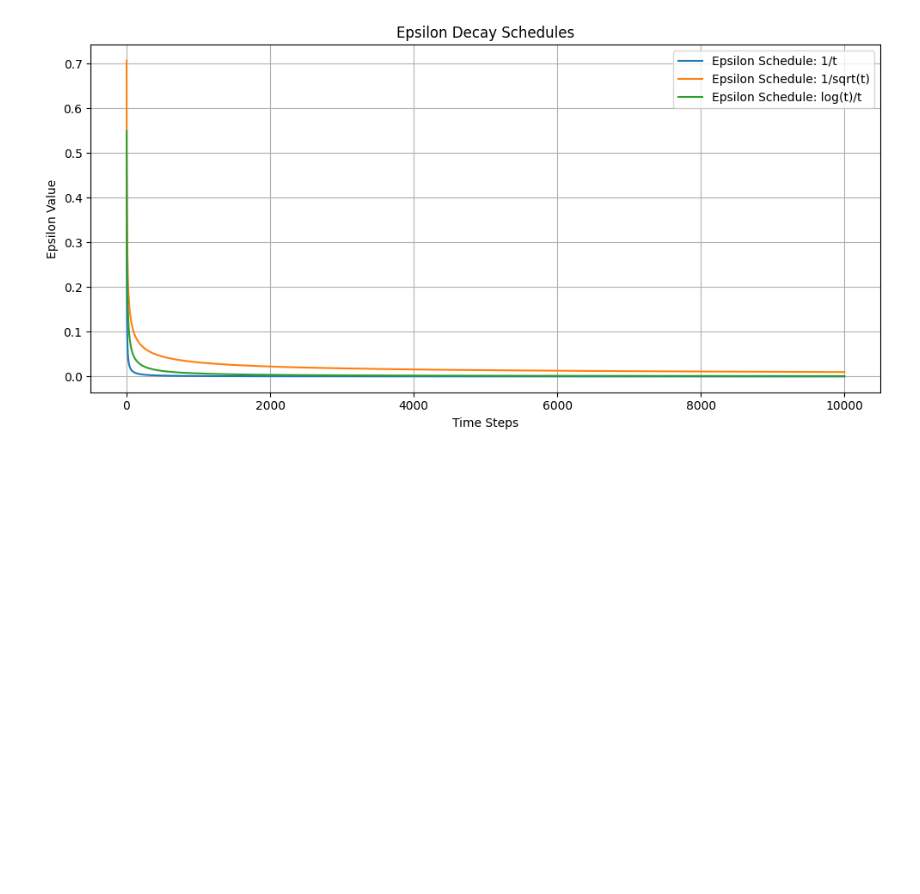
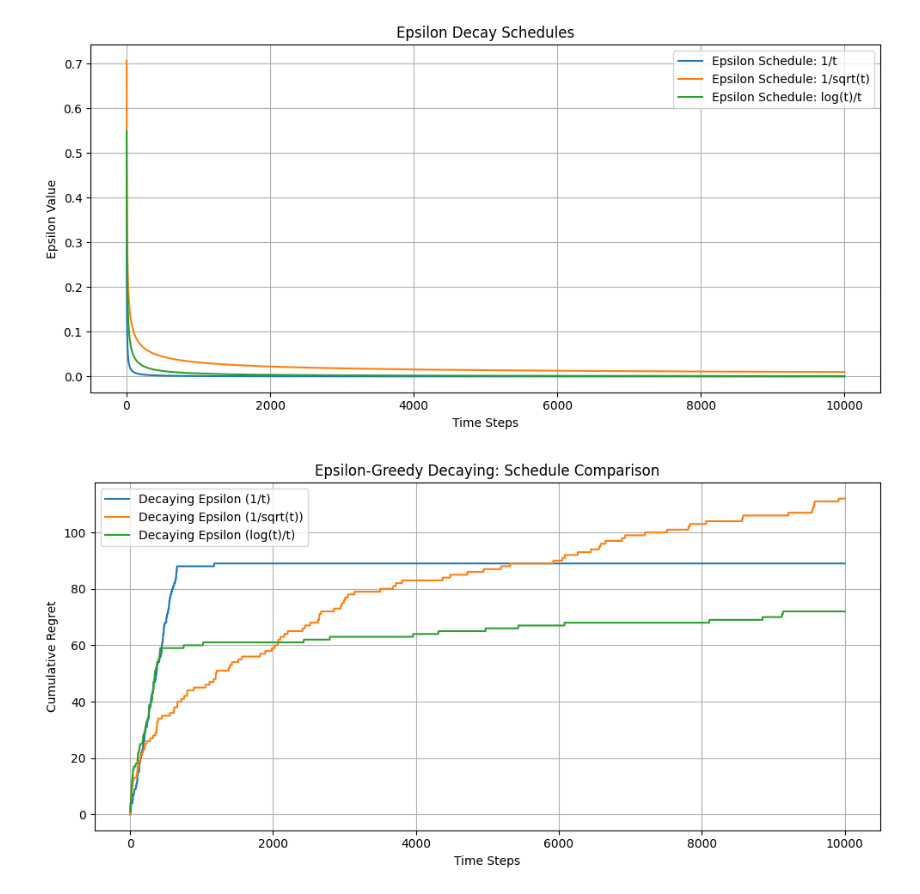
Before and after one commit to omerkarahasanoglu/Research-Skills, a Jupyter notebook: MAB_Assignment-Erik.ipynb, the cells around one changed output. Saved outputs shown, nothing was run; the diff lists cells and outputs as text; code cells hidden in the pictures; blank space fills up the shorter version.

```diff
--- a/MAB_Assignment-Erik.ipynb
+++ b/MAB_Assignment-Erik.ipynb
@@ -222,4 +221,46 @@ plt.tight_layout()
 plt.show()
 # %% [output]
 [figure]
+# %%
+def run_experiment(schedule_name, schedule_fn, num_arms, reward_means, num_steps):
+    env = BanditEnvironment(num_arms, reward_means)
+    agent = EpsilonGreedyDecaying(num_arms, schedule_fn)
+    optimal_reward = max(reward_means)
+    regrets = []
+
+    for _ in range(num_steps):
+        arm = agent.select_arm()
+        reward = env.pull_arm(arm)
+        agent.update(arm, reward)
+        regrets.append(optimal_reward - reward)
+
+    return np.cumsum(regrets)
+
+
+num_arms = 10
+reward_means = np.linspace(0, 1, num_arms)
+num_steps = 10000
+
+# Epsilon schedule definitons
+schedules = {
+    '1/t': lambda t: 1 / (t + 1),
+    '1/sqrt(t)': lambda t: 1 / np.sqrt(t + 1),
+    'log(t)/t': lambda t: np.log(t + 2) / (t + 1)
+}
+
+plt.figure(figsize=(10, 5))
+for name, sched in schedules.items():
+    regret = run_experiment(name, sched, num_arms, reward_means, num_steps)
+    plt.plot(regret, label=f'Decaying Epsilon ({name})')
+
+plt.xlabel('Time Steps')
+plt.ylabel('Cumulative Regret')
+plt.title('Epsilon-Greedy Decaying: Schedule Comparison')
+plt.legend()
+plt.grid(True)
+plt.tight_layout()
+plt.savefig("regret_comparison.png", format='png', dpi=600, bbox_inches='tight')
+plt.show()
+# %% [output]
+[figure, added]
 # %%
```
Also changed, not shown: parts of 5 cells of this notebook, 1 other file.
